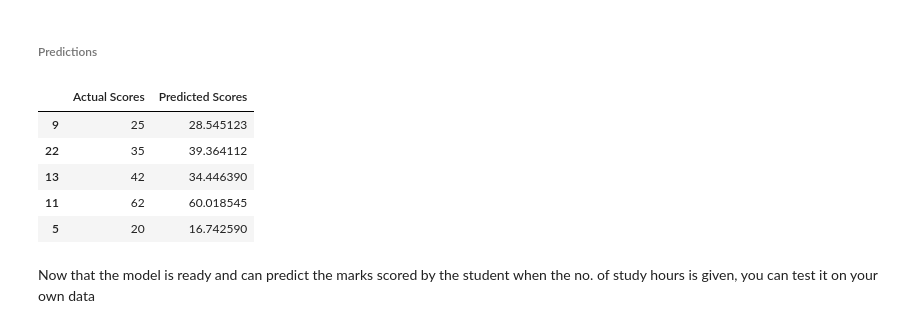
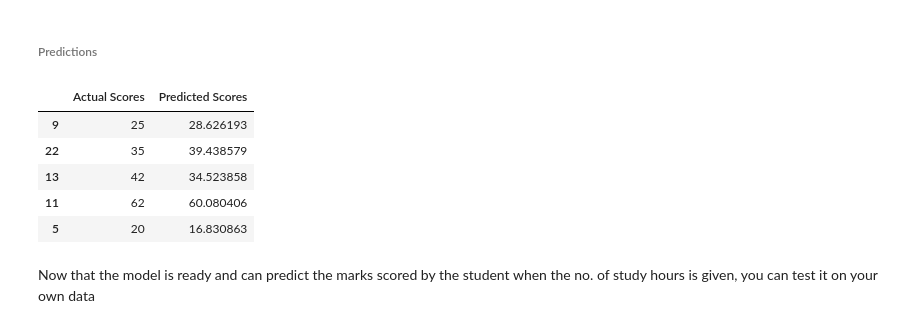
Before and after one commit to shnkreddy98/Student-Score-Predictor, a Jupyter notebook: Student Score Prediction.ipynb, the cells around one changed output. Drawn from its saved outputs; the diff is of its cells as text; code cells hidden in the pictures.

```diff
--- a/Student Score Prediction.ipynb
+++ b/Student Score Prediction.ipynb
@@ -60,5 +60,5 @@ y = data.iloc[:,1]
 #splitting data in train and test data
 from sklearn.model_selection import train_test_split
 
-X_train, X_test, y_train, y_test = train_test_split(X, y, test_size = 0.2, train_size = 0.8, random_state = 100)
+X_train, X_test, y_train, y_test = train_test_split(X, y, test_size = 0.7, train_size = 0.3, random_state = 100)
 # %% [markdown]
@@ -91,14 +91,14 @@ y_pred = linreg.predict(X_test)
 # %%
 #Comparing Actual and Predicted Scores
 y_pred_final = pd.DataFrame({'Actual Scores' : y_test, 'Predicted Scores' : y_pred})
-y_pred_final
+y_pred_final.head()
 # %% [output]
 |  | Actual Scores | Predicted Scores |
-| 9 | 25 | 28.545123 |
-| 22 | 35 | 39.364112 |
-| 13 | 42 | 34.446390 |
-| 11 | 62 | 60.018545 |
-| 5 | 20 | 16.742590 |
+| 9 | 25 | 28.626193 |
+| 22 | 35 | 39.438579 |
+| 13 | 42 | 34.523858 |
+| 11 | 62 | 60.080406 |
+| 5 | 20 | 16.830863 |
 # %% [markdown]
 Now that the model is ready and can predict the marks scored by the student when the no. of study hours is given, you can test it on your own data
 # %% [markdown]
```
Also changed, not shown: parts of 3 cells of this notebook.
